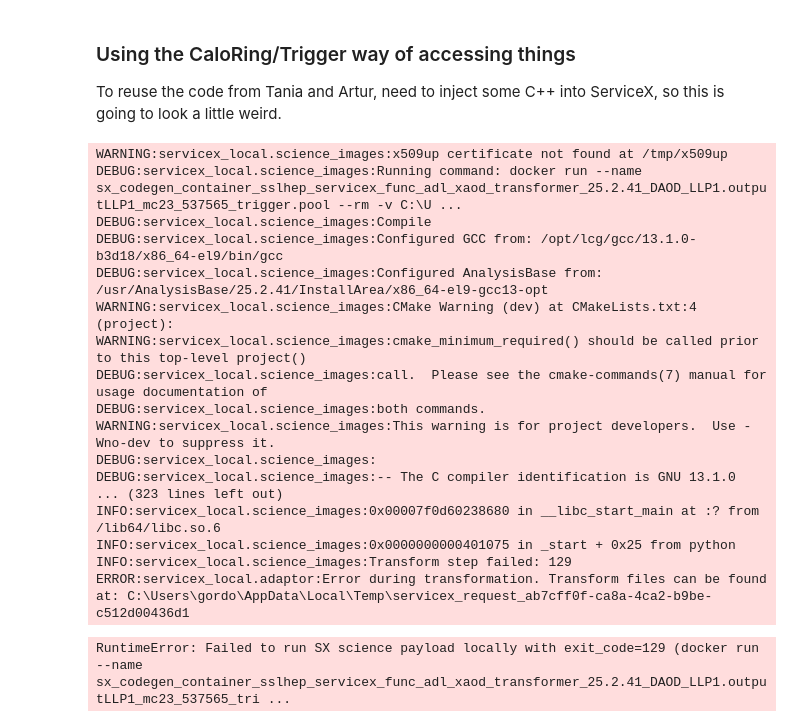
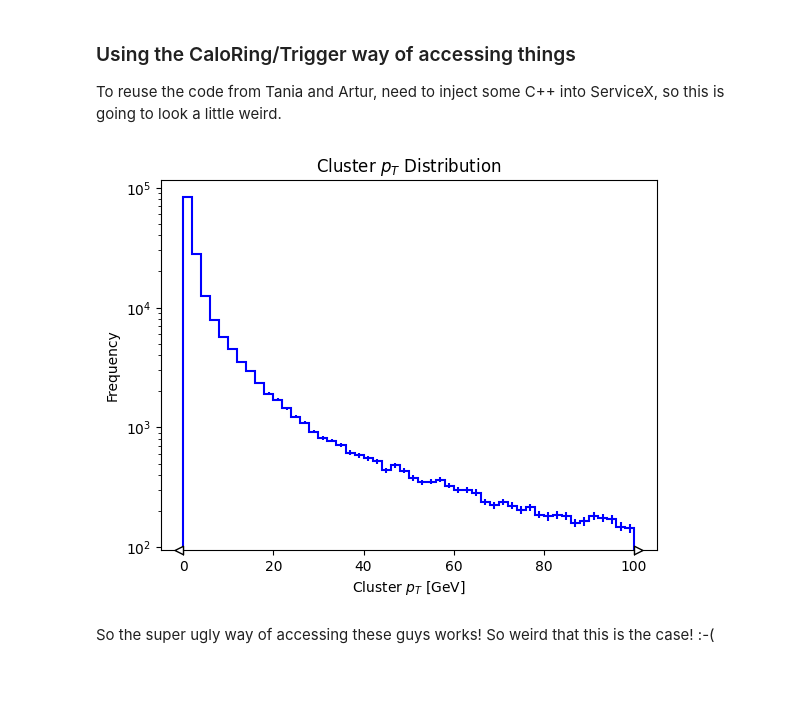
Before and after one commit to gordonwatts/sx_training_fetch, a Jupyter notebook: notebooks/002 - Understanding CalTopo.ipynb, the cells around one changed output. Cells and saved outputs as stored; diff of their text form; code cells hidden in the pictures; blank space fills up the shorter version.

Commit message:
Finalize the running

```diff
--- a/notebooks/002 - Understanding CalTopo.ipynb
+++ b/notebooks/002 - Understanding CalTopo.ipynb
@@ -362,14 +378,14 @@ def cvt_to_raw_calocluster_callback(
             "code": [
                 "// Very ugly!\n",
                 "const xAOD::CaloCluster* clus = dynamic_cast<const xAOD::CaloCluster*>(*link);\n",
-	            'const SG::AuxElement::ConstAccessor< ElementLink<xAOD::IParticleContainer> > originalObject("originalObjectLink");\n',
-	            "const xAOD::CaloCluster* origclus = dynamic_cast<const xAOD::CaloCluster*>(*originalObject(*clus));\n",
-                "const xAOD::CaloCluster result(*origclus);\n",
+                'const SG::AuxElement::ConstAccessor< ElementLink<xAOD::IParticleContainer> > originalObject("originalObjectLink");\n',
+                "const xAOD::CaloCluster* origclus = dynamic_cast<const xAOD::CaloCluster*>(*originalObject(*clus));\n",
+                "float result(origclus->pt());\n",
             ],
             "result": "result",
-            "include_files": [],
+            "include_files": ["xAODCaloEvent/CaloCluster.h"],
             "arguments": ["link"],
-            "return_type": "xAOD::CaloCluster_v1",
+            "return_type": "float",
         }
     )
 
@@ -379,7 +395,7 @@ def cvt_to_raw_calocluster_callback(
 @func_adl_callable(cvt_to_raw_calocluster_callback)
 def cvt_to_raw_calocluster(
     link: ElementLink_DataVector_xAOD_IParticle__,
-) -> CaloCluster_v1:
+) -> float:
     """
     Converts a given link to a cluster to a CaloCluster_v1 object.
 
@@ -392,33 +408,35 @@ def cvt_to_raw_calocluster(
     ...
 # %%
 # And the query
-jet_cluster_info_query = each_jet.Select(
+jet_cluster_kinematics_query = each_jet.Select(
     lambda j: {
         "pt": j.pt() / 1000.0,
         "eta": j.eta(),
         "phi": j.phi(),
         "n_valid_clusters": len([lnk for lnk in j.constituentLinks() if lnk.isValid()]),
-        "clust_pt": [cvt_to_raw_calocluster(lnk).pt() for lnk in j.constituentLinks() if lnk.isValid()],
+        "clust_pt": [cvt_to_raw_calocluster(lnk)/1000.0 for lnk in j.constituentLinks() if lnk.isValid()],
     }
 )
 
-jet_cluster_info = run_query(ds_name, jet_cluster_info_query)
+jet_kinematics_info = run_query(ds_name, jet_cluster_kinematics_query)
-# %% [output]
-WARNING:servicex_local.science_images:x509up certificate not found at /tmp/x509up
-DEBUG:servicex_local.science_images:Running command: docker run --name sx_codegen_container_sslhep_servicex_func_adl_xaod_transformer_25.2.41_DAOD_LLP1.outputLLP1_mc23_537565_trigger.pool --rm -v C:\U ...
-DEBUG:servicex_local.science_images:Compile
-DEBUG:servicex_local.science_images:Configured GCC from: /opt/lcg/gcc/13.1.0-b3d18/x86_64-el9/bin/gcc
-DEBUG:servicex_local.science_images:Configured AnalysisBase from: /usr/AnalysisBase/25.2.41/InstallArea/x86_64-el9-gcc13-opt
-WARNING:servicex_local.science_images:CMake Warning (dev) at CMakeLists.txt:4 (project):
-WARNING:servicex_local.science_images:cmake_minimum_required() should be called prior to this top-level project()
-DEBUG:servicex_local.science_images:call.  Please see the cmake-commands(7) manual for usage documentation of
-DEBUG:servicex_local.science_images:both commands.
-WARNING:servicex_local.science_images:This warning is for project developers.  Use -Wno-dev to suppress it.
-DEBUG:servicex_local.science_images:
-DEBUG:servicex_local.science_images:-- The C compiler identification is GNU 13.1.0
-... (323 lines left out)
-INFO:servicex_local.science_images:0x00007f0d60238680 in __libc_start_main at :? from /lib64/libc.so.6
-INFO:servicex_local.science_images:0x0000000000401075 in _start + 0x25 from python
-INFO:servicex_local.science_images:Transform step failed: 129
-ERROR:servicex_local.adaptor:Error during transformation. Transform files can be found at: C:\Users\gordo\AppData\Local\Temp\servicex_request_ab7cff0f-ca8a-4ca2-b9be-c512d00436d1
-RuntimeError: Failed to run SX science payload locally with exit_code=129 (docker run --name sx_codegen_container_sslhep_servicex_func_adl_xaod_transformer_25.2.41_DAOD_LLP1.outputLLP1_mc23_537565_tri ...
+# %%
+# Extract clust_pt from jet_kinematics_info and flatten the nested array
+clust_pt = ak.flatten(jet_kinematics_info["clust_pt"])
+
+# Create a histogram for clust_pt
+h_clust_pt = Hist.new.Reg(50, 0, 100, name="clust_pt", label="Cluster $p_T$ [GeV]").Double()
+
+# Fill the histogram with the clust_pt data
+h_clust_pt.fill(clust_pt=clust_pt)
+
+# Plot the histogram
+mplhep.histplot(h_clust_pt, histtype="step", color="blue")
+plt.title("Cluster $p_T$ Distribution")
+plt.xlabel("Cluster $p_T$ [GeV]")
+plt.ylabel("Frequency")
+plt.yscale("log")
+plt.show()
+# %% [output]
+[figure, added]
+# %% [markdown]
+So the super ugly way of accessing these guys works! So weird that this is the case! :-(
```
Also changed, not shown: parts of 2 cells of this notebook.
